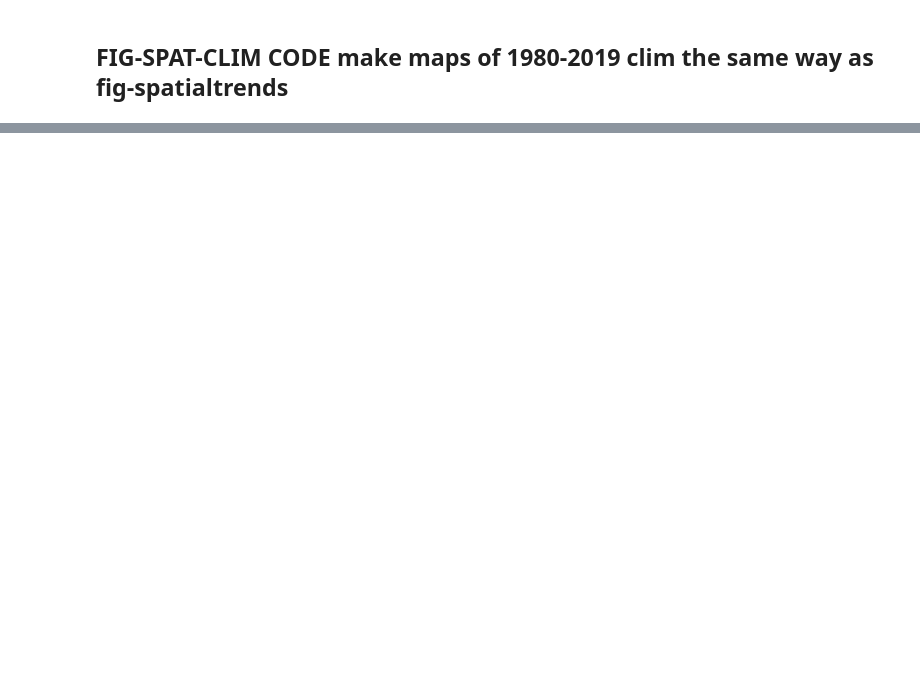
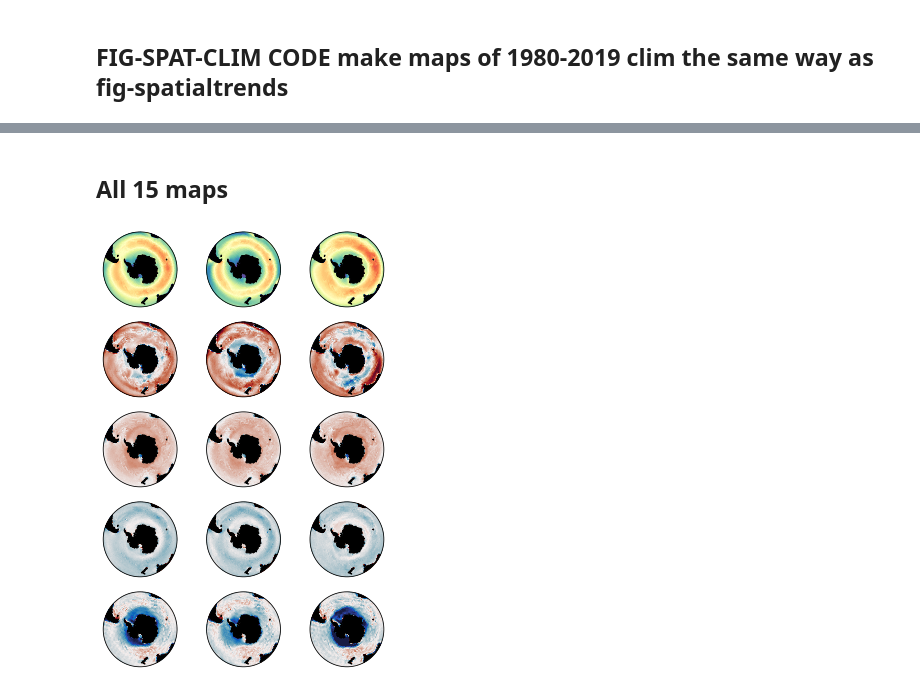
Before and after one commit to tjarnikova/windEval, a Jupyter notebook: plottingCode/Fig-spat-clim.ipynb, the cells around one changed output, grey strips where cells are left out. Drawn from its saved outputs; the diff is of its cells as text; code cells hidden in the pictures; blank space fills up the shorter version.

```diff
--- a/plottingCode/Fig-spat-clim.ipynb
+++ b/plottingCode/Fig-spat-clim.ipynb
@@ -681,0 +262,8 @@ plt.savefig('./plts/Fig-spat-clim-labels.jpg',dpi = 300, bbox_inches='tight')
+# %%
+checkem = False
+
+if checkem:
+    ukesmdjf = xr.open_dataset(f'{sdir}/UKESMEM_jja_1980-2019.nc')
+    ukesmdjf2 = xr.open_dataset(f'{sdir}/UKESM_jja_1980-2019.nc')
+    w = plt.pcolormesh(ukesmdjf.wspd10m - ukesmdjf2.wspd10m)
+    np.nanmean(ukesmdjf.wspd10m - ukesmdjf2.wspd10m)
@@ -681,0 +392,72 @@ plt.savefig('./plts/Fig-spat-clim-labels.jpg',dpi = 300, bbox_inches='tight')
+# %% [markdown]
+## All 15 maps
+# %%
+n = ['ERA5','NCEP-NCAR','MERRA','JRA','UKESM',]
+fnam = './plts-gill/Fig-spat-clim-maponly.jpg'
+# n = ['ERA5']
+
+seas = ['FY','DJF','JJA']
+
+fact = 0.25
+fig = plt.figure(figsize=[21*fact, 48/6*4*fact])
+tcm = cm.balance
+
+
+
+dats = [erafy, eradjf, erajja,\
+        ukesmfy-erafy, ukesmdjf-eradjf, ukesmjja-erajja,\
+        JRAfy-erafy, JRAdjf-eradjf, JRAjja-erajja,
+        merrafy-erafy, merradjf-eradjf, merrajja-erajja, \
+        ncarfy-erafy, ncardjf-eradjf, ncarjja-erajja,
+       ]
+
+
+
+botbound = -1.5
+topbound = 1.5
+tint = 0.5
+tcm = cm.balance
+tcm2 = 'Spectral_r'
+tcbr = True
+ind = 1
+for tn in n:
+    for tseas in seas:
+
+        ax1 = fig.add_subplot(5, 3, ind, projection=ccrs.Orthographic(0, -90))
+
+        lats = erafy.lat
+        lons = erafy.lon
+
+        if ind < 4:
+            tcm = 'Spectral_r'
+            botbound = 4
+            topbound = 13
+
+        if ind >=4:
+            botbound = -1.5
+            topbound = 1.5
+            tcm = cm.balance
+
+        if ind < 16:
+            tcbr = False
+
+        else:
+            tcbr = True
+        tit = ''
+        # if ind < 4 :
+        #     tit = f'{tseas}'
+        test = dats[ind-1].wspd10m.values
+        test = np.squeeze(test)
+        # test2 = dats2[ind-1].wspd10m.values
+        # test2 = np.squeeze(test2)
+        # test3 = test2-test
+        bc = plot_southern(fig, ax1, lons, lats, test, botbound,
+                      topbound, np.arange(botbound,topbound,tint), fs = 14,
+                      tit =tit, cbarlab = 'm/s', tcmap = tcm, lm = True, cbr = tcbr,\
+                          ccoords = [0.2, 0.07, .6, .02])
+        ind = ind+1
+
+plt.tight_layout()
+fig.savefig(fnam, dpi = 300, bbox_inches='tight')
+# %% [output]
+[figure, added]
```
Also changed, not shown: parts of 20 cells of this notebook.
